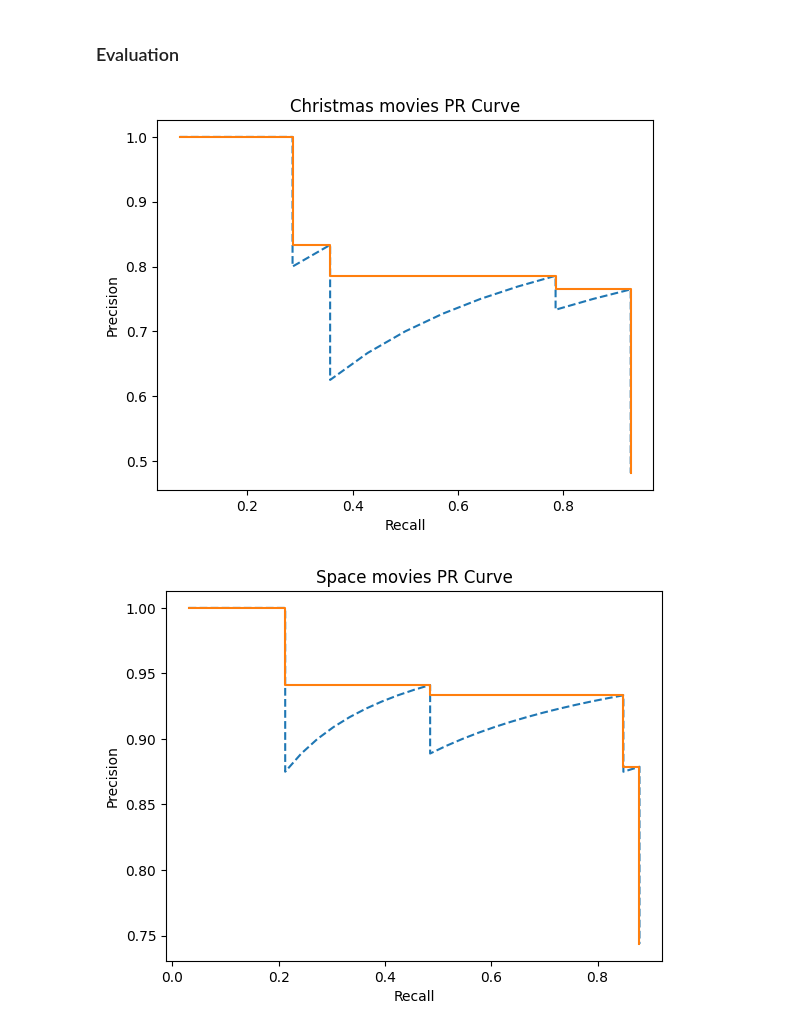
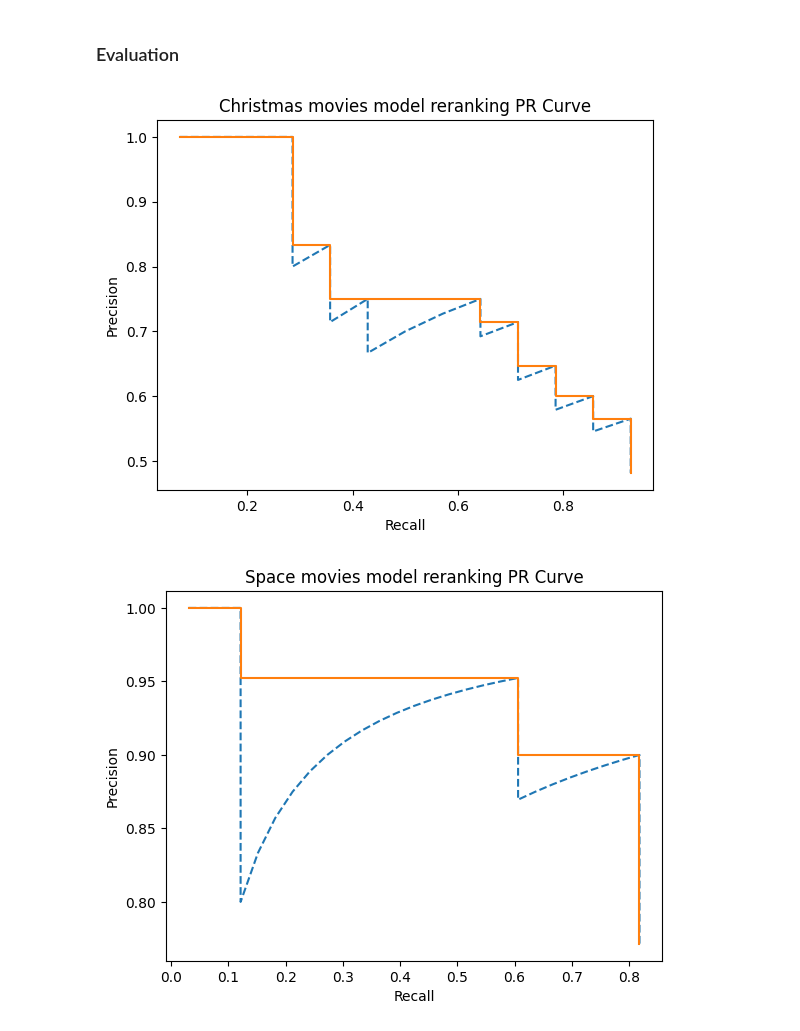
Before and after one commit to margaridav27/feup-pri, a Jupyter notebook: milestone3/notebooks/evaluation.ipynb, the cells around one changed output. Drawn from its saved outputs; the diff is of its cells as text; code cells hidden in the pictures.

Commit message:
LTR with dismax queries

```diff
--- a/milestone3/notebooks/evaluation.ipynb
+++ b/milestone3/notebooks/evaluation.ipynb
@@ -16,11 +16,11 @@ CHRISTMAS_QRELS_FILE = "../qrels_files/christmas_movies.txt"
 ROMANCE_TEEN_QRELS_FILE = "../qrels_files/romance_teen.txt"
 SPACE_QRELS_FILE = "../qrels_files/space_movies.txt"
 
-CHRISTMAS_QUERY_URL = "http://localhost:8983/solr/imdb_movies/select?defType=dismax&fl=score%20*&indent=true&q.op=OR&q=christmas%5E2%20santa%5E2%20snow%20elf%20rodolf%20festive%20claus%20merry%20holliday%20%22candy%20cane%22%20%22christmas%20tree%22%20%22christmas%20eve%22%20advent&qf=originalTitle%5E1.5%20primaryTitle%5E1.5%20synopsis%5E2&tie=0.1&rows=300"
+CHRISTMAS_QUERY_URL = "http://localhost:8983/solr/imdb_movies/select?defType=dismax&fl=score%20*&indent=true&q.op=OR&q=christmas%5E2%20santa%5E2%20snow%20elf%20rodolf%20festive%20claus%20merry%20holliday%20%22candy%20cane%22%20%22christmas%20tree%22%20%22christmas%20eve%22%20advent&qf=originalTitle%5E1.5%20primaryTitle%5E1.5%20synopsis%5E2&tie=0.1&rows=300&rq={!ltr%20model=myModel%20reRankDocs=100%20efi.text={q}}"
 
-SPACE_QUERY_URL = "http://localhost:8983/solr/imdb_movies/select?defType=dismax&fl=score%20*&indent=true&q.op=OR&q=space%20astronaut%20galaxy%20planets&qf=originalTitle%5E1.5%20primaryTitle%5E1.5%20synopsis%5E2&tie=0.1&rows=300"
+SPACE_QUERY_URL = "http://localhost:8983/solr/imdb_movies/select?defType=dismax&fl=score%20*&indent=true&q.op=OR&q=space%20astronaut%20galaxy%20planets&qf=originalTitle%5E1.5%20primaryTitle%5E1.5%20synopsis%5E2&tie=0.1&rows=300&rq={!ltr%20model=myModel%20reRankDocs=100%20efi.text={q}}"
 
-ROMANCE_TEEN_QUERY_URL = "http://localhost:8983/solr/imdb_movies/select?defType=dismax&fl=score%20*&indent=true&q.op=OR&q=romance%20teen%5E3.0%20crush%20heart-break%5E3.0%20%22in%20love%22%5E2.0%20high-school%5E2.0%20college%20friends%20friendship%20campus%20gossip%20passion%20attraction&qf=originalTitle%5E1.5%20primaryTitle%5E1.5%20synopsis%5E2&tie=0.1&rows=300"
+ROMANCE_TEEN_QUERY_URL = "http://localhost:8983/solr/imdb_movies/select?defType=dismax&fl=score%20*&indent=true&q.op=OR&q=romance%20teen%5E3.0%20crush%20heart-break%5E3.0%20%22in%20love%22%5E2.0%20high-school%5E2.0%20college%20friends%20friendship%20campus%20gossip%20passion%20attraction&qf=originalTitle%5E1.5%20primaryTitle%5E1.5%20synopsis%5E2&tie=0.1&rows=300&rq={!ltr%20model=myModel%20reRankDocs=100%20efi.text={q}}"
 # %%
 info = {
     "christmas_movies": {
@@ -68,7 +68,7 @@ def evaluate_metrics(hypothesis=''):
         # Get query results from Solr instance
         results = requests.get(paths['query_url']).json()["response"]["docs"]
 
-        if hypothesis:
+        if hypothesis == "signal exploration ":
             results = improve_results(results)
 
         # Define metrics to be calculated
@@ -127,8 +127,9 @@ def evaluate_metrics(hypothesis=''):
         with open(f"../results/{hypothesis.replace(' ', '_')}map.tex", "w") as tf:
             tf.write(df.style.to_latex())
 # %%
-evaluate_metrics()
+#evaluate_metrics()
+evaluate_metrics("model reranking ")
 #evaluate_metrics("signal exploration ")
 # %% [output]
-[figure, old version]
+[figure, new version]
-[figure, old version]
+[figure, new version]
```
Also changed, not shown: parts of 1 cell of this notebook, 13 other files.
